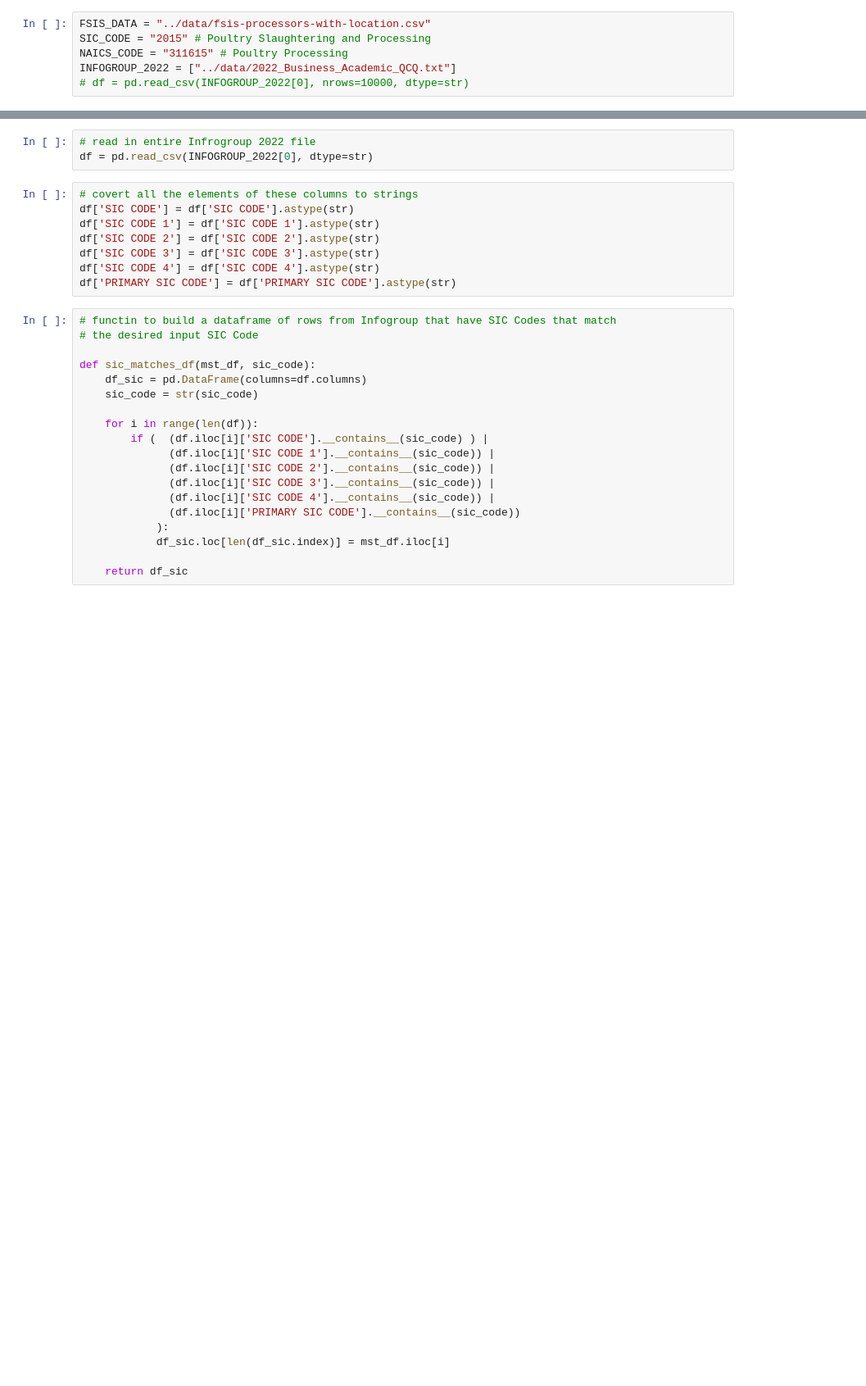
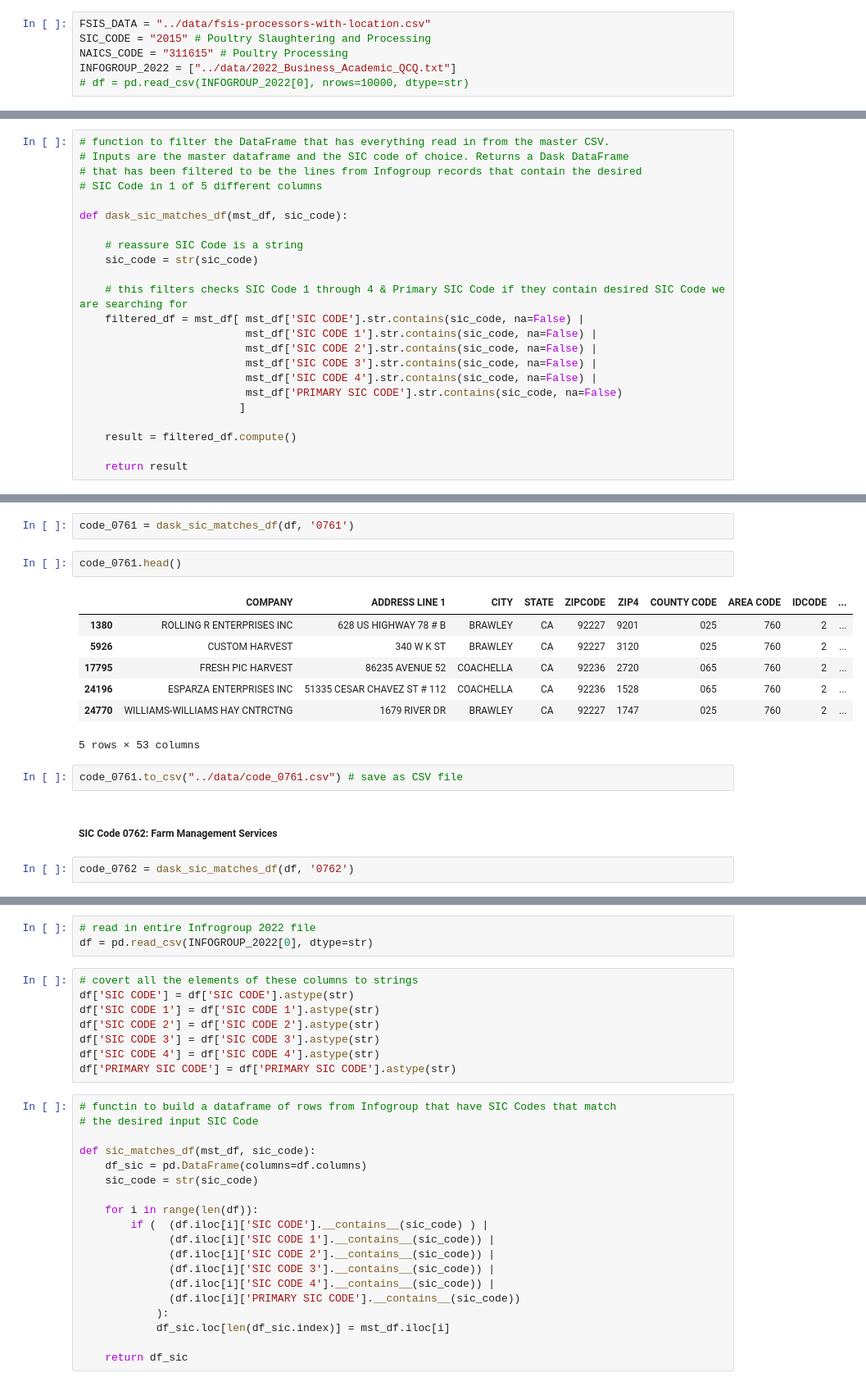
Before and after one commit to uchicago-dsi/rafi-poultry, a Jupyter notebook: notebooks/farm_sic_code_search.ipynb, the cells around one changed output, grey strips where cells are left out. Shown at 82% size. Drawn from its saved outputs; the diff is of its cells as text; blank space fills up the shorter version.

```diff
--- a/notebooks/farm_sic_code_search.ipynb
+++ b/notebooks/farm_sic_code_search.ipynb
@@ -10,0 +27,23 @@ INFOGROUP_2022 = ["../data/2022_Business_Academic_QCQ.txt"]
+# %%
+# function to filter the DataFrame that has everything read in from the master CSV.
+# Inputs are the master dataframe and the SIC code of choice. Returns a Dask DataFrame
+# that has been filtered to be the lines from Infogroup records that contain the desired
+# SIC Code in 1 of 5 different columns
+
+def dask_sic_matches_df(mst_df, sic_code):
+
+    # reassure SIC Code is a string
+    sic_code = str(sic_code)
+
+    # this filters checks SIC Code 1 through 4 & Primary SIC Code if they contain desired SIC Code we are searching for
+    filtered_df = mst_df[ mst_df['SIC CODE'].str.contains(sic_code, na=False) |
+                          mst_df['SIC CODE 1'].str.contains(sic_code, na=False) |
+                          mst_df['SIC CODE 2'].str.contains(sic_code, na=False) |
+                          mst_df['SIC CODE 3'].str.contains(sic_code, na=False) |
+                          mst_df['SIC CODE 4'].str.contains(sic_code, na=False) |
+                          mst_df['PRIMARY SIC CODE'].str.contains(sic_code, na=False)
+                         ]
+
+    result = filtered_df.compute()
+
+    return result
@@ -10,0 +58,18 @@ INFOGROUP_2022 = ["../data/2022_Business_Academic_QCQ.txt"]
+# %%
+code_0761 = dask_sic_matches_df(df, '0761')
+# %%
+code_0761.head()
+# %% [output]
+|  | COMPANY | ADDRESS LINE 1 | CITY | STATE | ZIPCODE | ZIP4 | COUNTY CODE | AREA CODE | IDCODE | ... |
+| 1380 | ROLLING R ENTERPRISES INC | 628 US HIGHWAY 78 # B | BRAWLEY | CA | 92227 | 9201 | 025 | 760 | 2 | ... |
+| 5926 | CUSTOM HARVEST | 340 W K ST | BRAWLEY | CA | 92227 | 3120 | 025 | 760 | 2 | ... |
+| 17795 | FRESH PIC HARVEST | 86235 AVENUE 52 | COACHELLA | CA | 92236 | 2720 | 065 | 760 | 2 | ... |
+| 24196 | ESPARZA ENTERPRISES INC | 51335 CESAR CHAVEZ ST # 112 | COACHELLA | CA | 92236 | 1528 | 065 | 760 | 2 | ... |
+| 24770 | WILLIAMS-WILLIAMS HAY CNTRCTNG | 1679 RIVER DR | BRAWLEY | CA | 92227 | 1747 | 025 | 760 | 2 | ... |
+5 rows × 53 columns
+# %%
+code_0761.to_csv("../data/code_0761.csv") # save as CSV file
+# %% [markdown]
+##### SIC Code 0762: Farm Management Services
+# %%
+code_0762 = dask_sic_matches_df(df, '0762')
```
Also changed, not shown: parts of 28 cells of this notebook, 1 other file.
